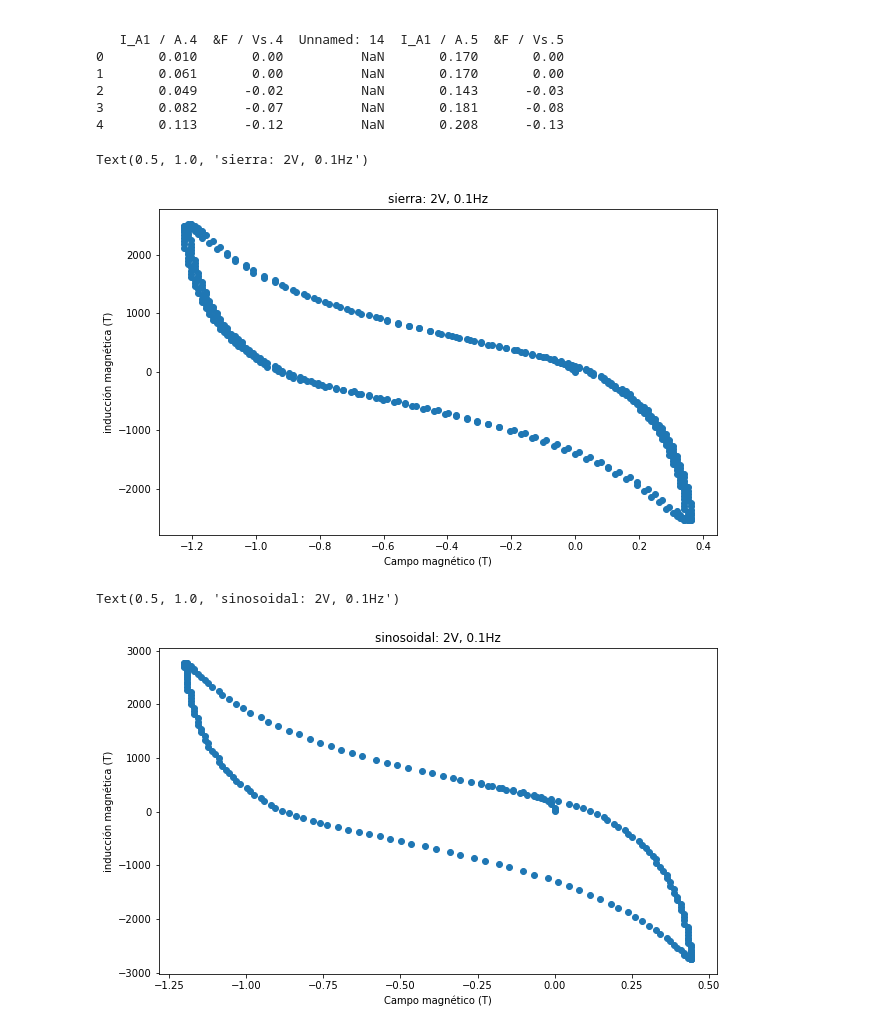
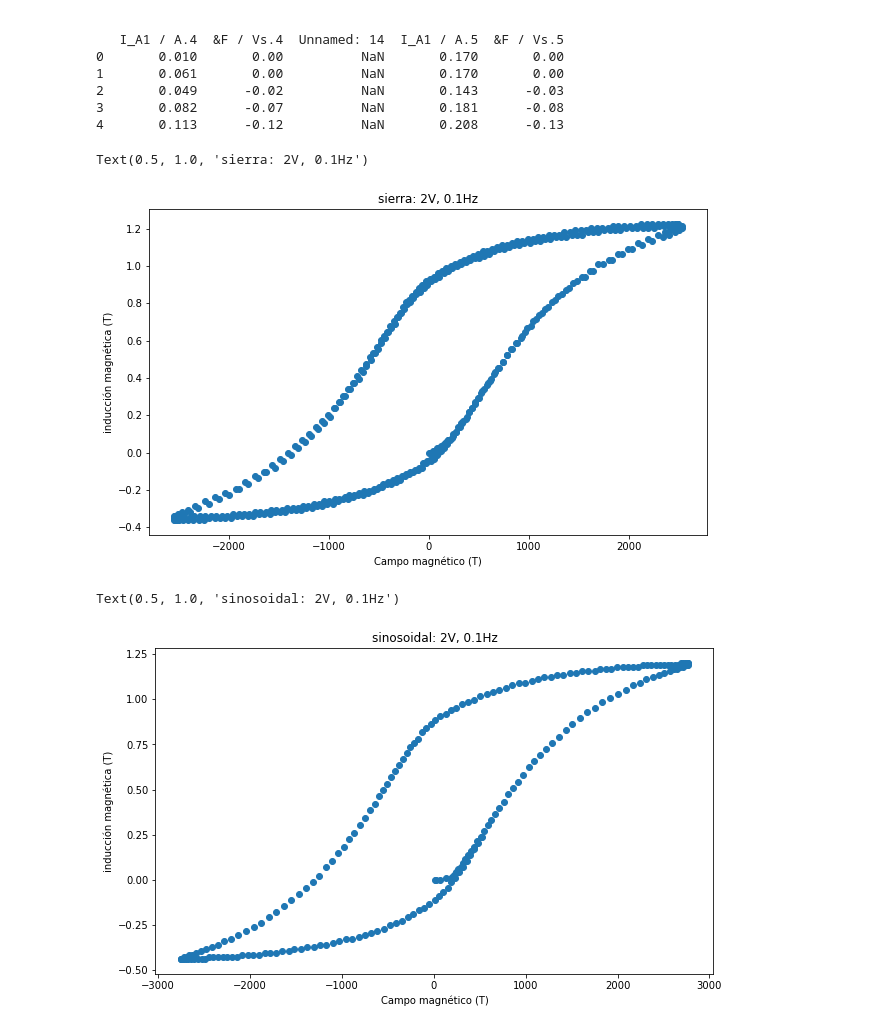
Before and after one commit to slaverdeg/Laboratorio-Moderna-GitHub, a Jupyter notebook: Histéresis Magnética/codigo_HM.ipynb, the cells around one changed output. Cells and saved outputs as stored; diff of their text form; code cells hidden in the pictures.

```diff
--- a/Histéresis Magnética/codigo_HM.ipynb
+++ b/Histéresis Magnética/codigo_HM.ipynb
@@ -95,35 +95,35 @@ N = 500
 A = 0.001764 #m^2
 L = 0.11 #m
 
-B_1 = F_1/(N*A)
+B_1 = F_1/(N*A)*(-1)
 H_1 = (N*I_1)/L
-B_2 = F_2/(N*A)
+B_2 = F_2/(N*A)*(-1)
 H_2 = (N*I_2)/L
-B_3 = F_3/(N*A)
+B_3 = F_3/(N*A)*(-1)
 H_3 = (N*I_3)/L
-B_4 = F_4/(N*A)
+B_4 = F_4/(N*A)*(-1)
 H_4 = (N*I_4)/L
-B_5 = F_5/(N*A)
+B_5 = F_5/(N*A)*(-1)
 H_5 = (N*I_5)/L
-B_6 = F_6/(N*A)
+B_6 = F_6/(N*A)*(-1)
 H_6 = (N*I_6)/L
 # %%
 plt.figure(figsize=(10,6))
-plt.scatter(B_1,H_1)
+plt.scatter(H_1,B_1)
 plt.ylabel('inducción magnética (T)')
 plt.xlabel('Campo magnético (T)')
 plt.title('sierra: 2V, 0.1Hz')
 # %% [output]
 Text(0.5, 1.0, 'sierra: 2V, 0.1Hz')
-[figure, old version]
+[figure, new version]
 # %%
 plt.figure(figsize=(10,6))
-plt.scatter(B_2,H_2)
+plt.scatter(H_2,B_2)
 plt.ylabel('inducción magnética (T)')
 plt.xlabel('Campo magnético (T)')
 plt.title('sinosoidal: 2V, 0.1Hz')
 # %% [output]
 Text(0.5, 1.0, 'sinosoidal: 2V, 0.1Hz')
-[figure, old version]
+[figure, new version]
 # %%
 plt.figure(figsize=(10,6))
```
Also changed, not shown: parts of 4 cells of this notebook.
